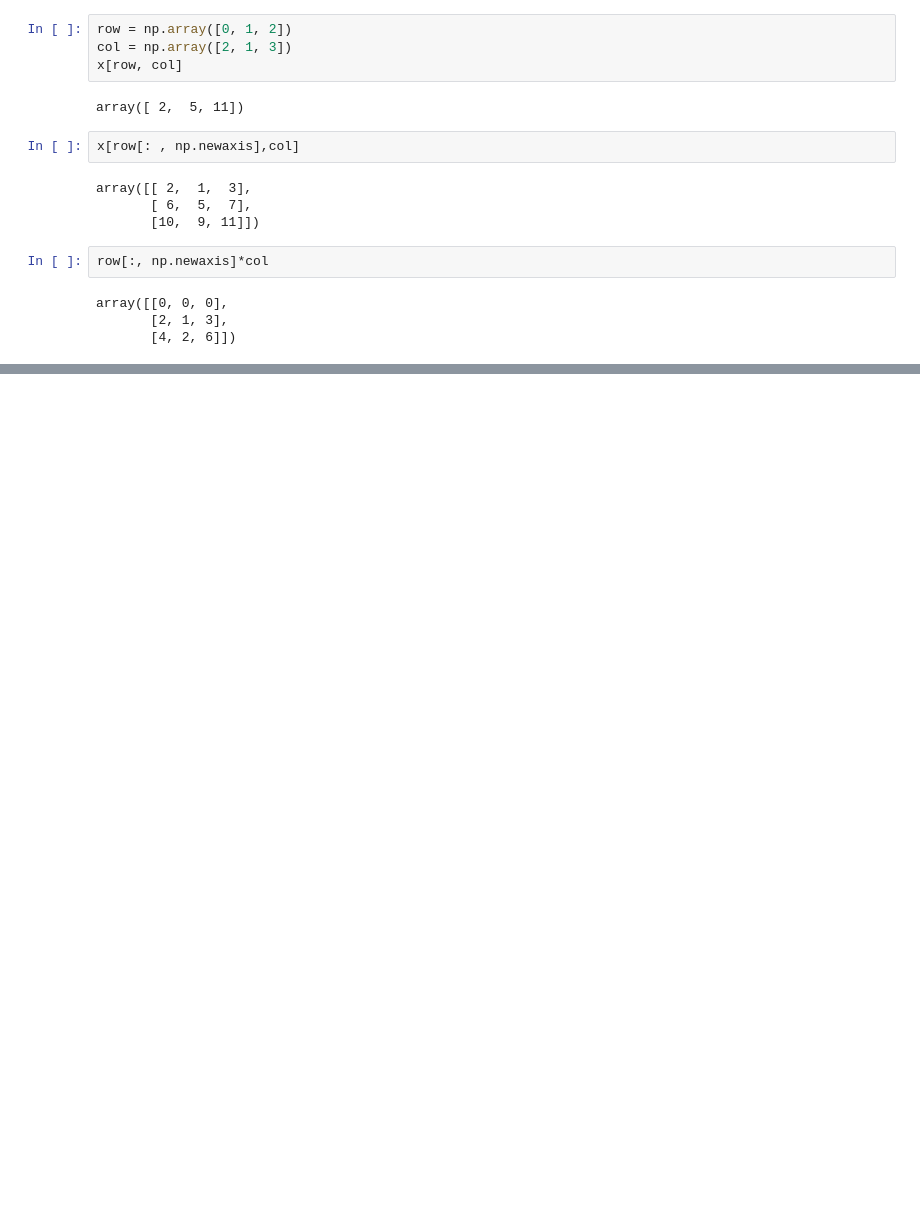
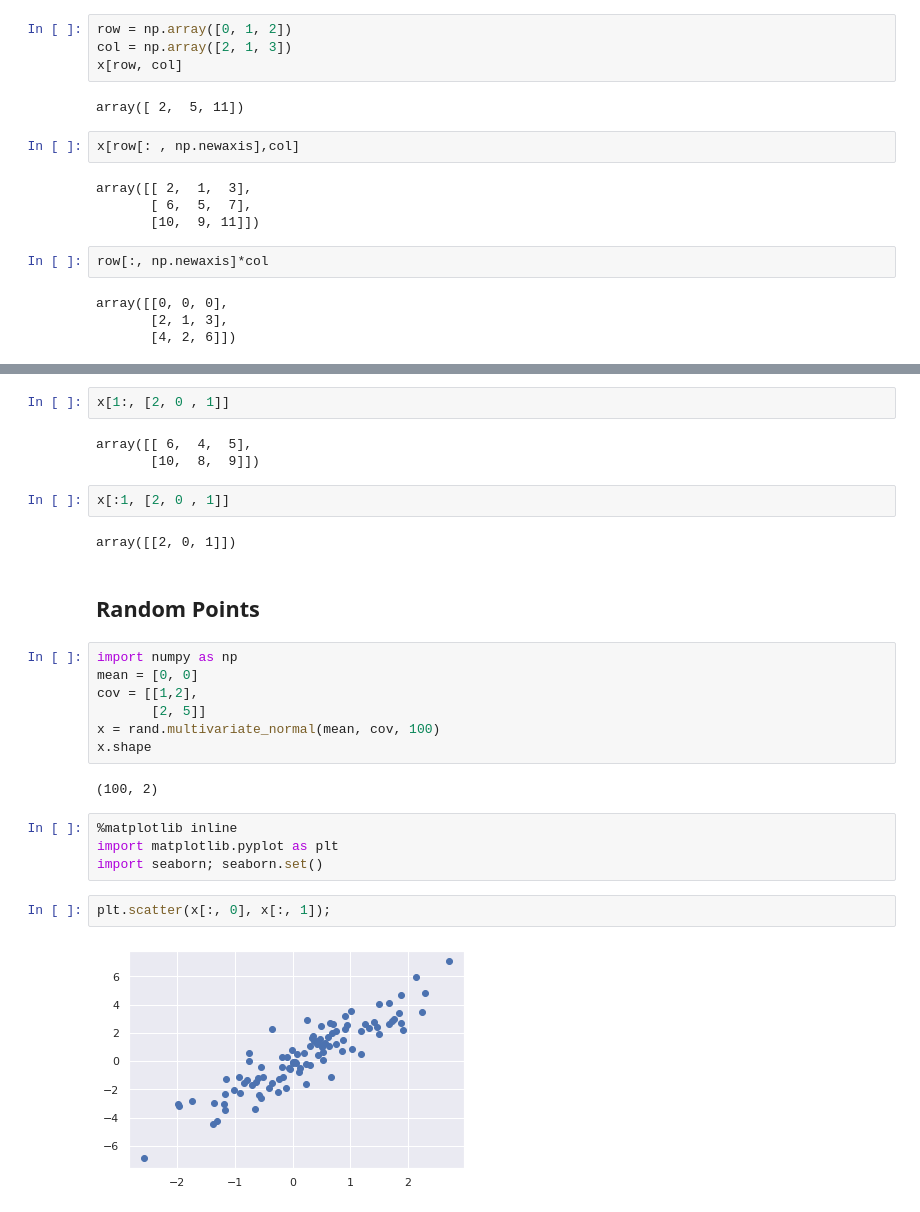
Before and after one commit to KazumaShachou/DataScience, a Jupyter notebook: Functions_in_numpy.ipynb, the cells around one changed output, grey strips where cells are left out. Drawn from its saved outputs; the diff is of its cells as text; blank space fills up the shorter version.

```diff
--- a/Functions_in_numpy.ipynb
+++ b/Functions_in_numpy.ipynb
@@ -747,0 +758,28 @@ array([[0, 0, 0],
+# %%
+x[1:, [2, 0 , 1]]
+# %% [output]
+array([[ 6,  4,  5],
+       [10,  8,  9]])
+# %%
+x[:1, [2, 0 , 1]]
+# %% [output]
+array([[2, 0, 1]])
+# %% [markdown]
+## Random Points
+# %%
+import numpy as np
+mean = [0, 0]
+cov = [[1,2],
+       [2, 5]]
+x = rand.multivariate_normal(mean, cov, 100)
+x.shape
+# %% [output]
+(100, 2)
+# %%
+%matplotlib inline
+import matplotlib.pyplot as plt
+import seaborn; seaborn.set()
+# %%
+plt.scatter(x[:, 0], x[:, 1]);
+# %% [output]
+[figure, added]
```
Also changed, not shown: parts of 65 cells of this notebook.
